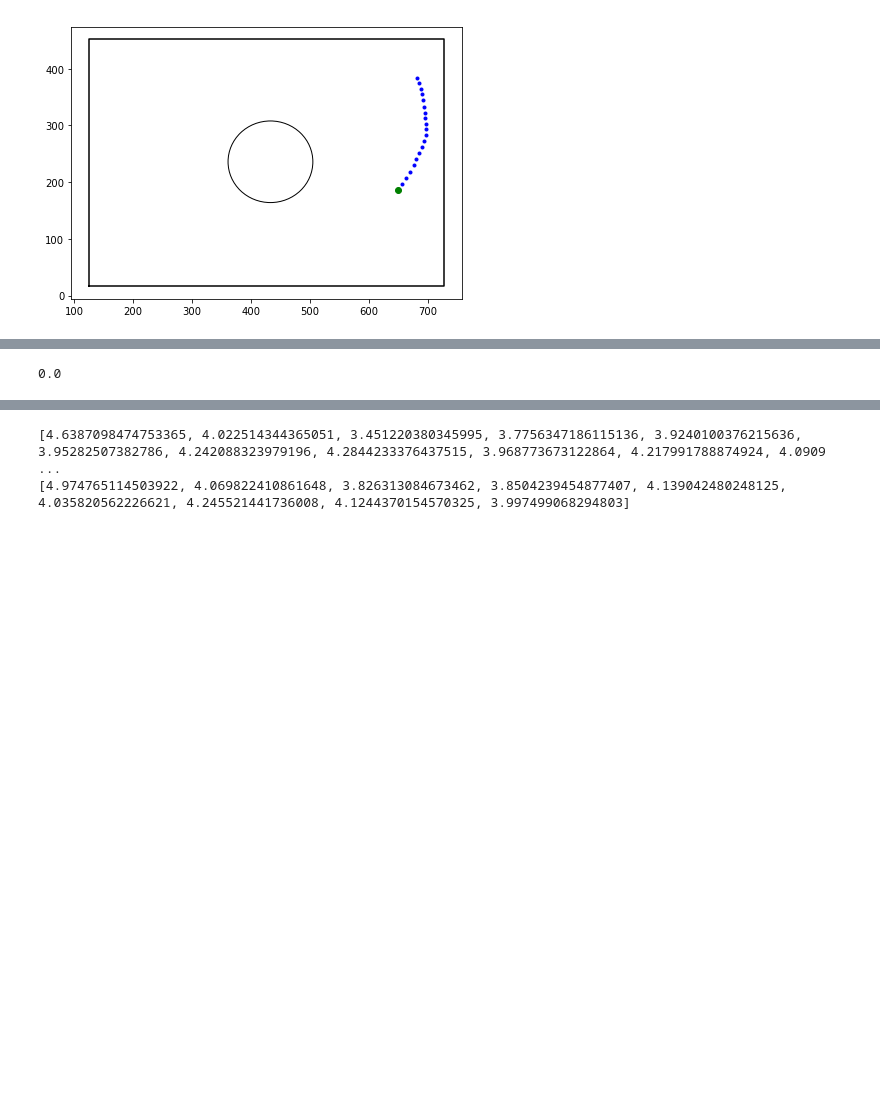
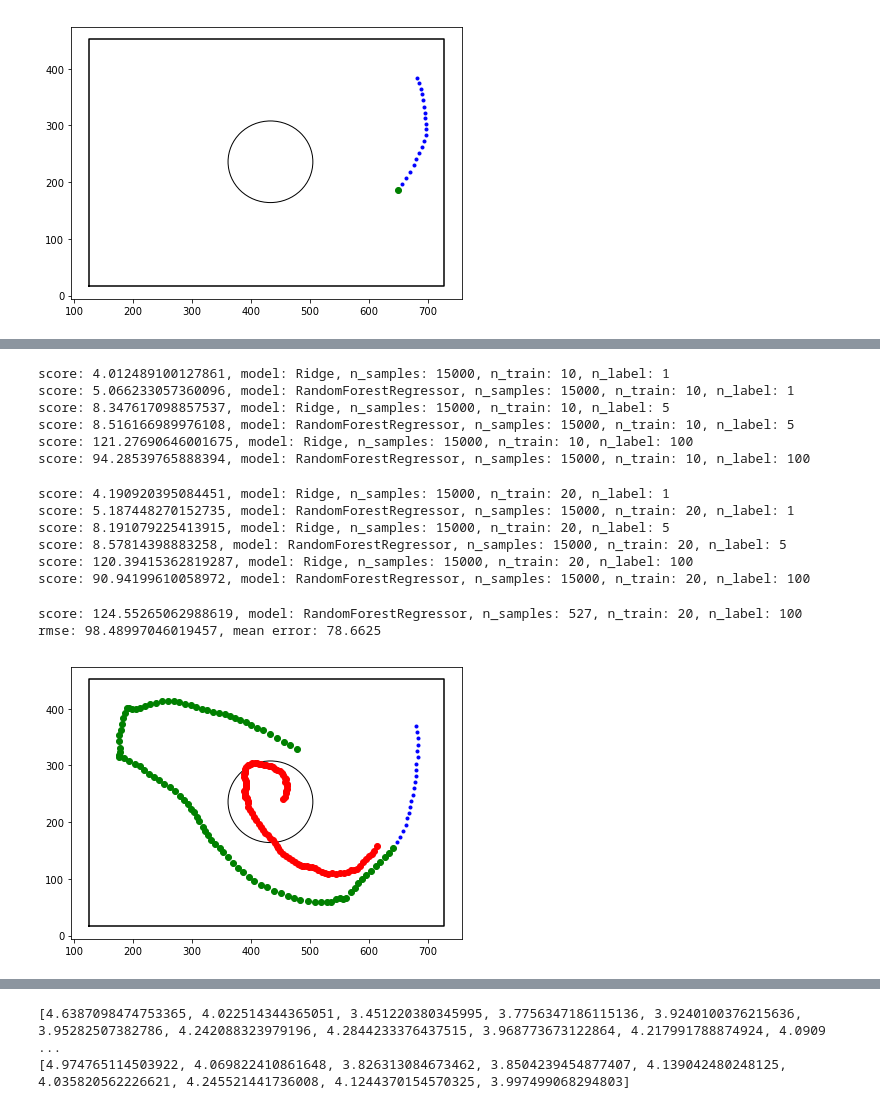
Before and after one commit to klil-machine-learning/bug-prediction, a Jupyter notebook: organize_features.ipynb, the cells around one changed output, grey strips where cells are left out. Drawn from its saved outputs; the diff is of its cells as text; code cells hidden in the pictures; blank space fills up the shorter version.

```diff
--- a/organize_features.ipynb
+++ b/organize_features.ipynb
@@ -82,5 +43,33 @@ print(d["rmse_results"])
-# %%
-a = np.zeros((3,3,3))
-a[1,2,1]
-# %% [output]
-0.0
+# %%
+run1 = {"data_sampler": "random", "n_samples": 15000, "n_trains":[10], "n_labels": [1,5,100],
+        "models":[Ridge(), RandomForestRegressor()], "train_features": ["A_x","A_y","B_x","B_y","C_x","C_y","dist_A_left","dist_A_top","dist_A_right","dist_A_bottom","dist_A_center","dist_B_left","dist_B_top","dist_B_right","dist_B_bottom","dist_B_center"], "label_features": ['C_x', 'C_y'] }
+
+d = bug.multi_run(run1)
+# print(d["rmse_results"])
+# %% [output]
+score: 4.012489100127861, model: Ridge, n_samples: 15000, n_train: 10, n_label: 1
+score: 5.066233057360096, model: RandomForestRegressor, n_samples: 15000, n_train: 10, n_label: 1
+score: 8.347617098857537, model: Ridge, n_samples: 15000, n_train: 10, n_label: 5
+score: 8.516166989976108, model: RandomForestRegressor, n_samples: 15000, n_train: 10, n_label: 5
+score: 121.27690646001675, model: Ridge, n_samples: 15000, n_train: 10, n_label: 100
+score: 94.28539765888394, model: RandomForestRegressor, n_samples: 15000, n_train: 10, n_label: 100
+# %%
+run1 = {"data_sampler": "random", "n_samples": 15000, "n_trains":[20], "n_labels": [1,5,100],
+        "models":[Ridge(), RandomForestRegressor()], "train_features": ["A_x","A_y","B_x","B_y","C_x","C_y","dist_A_left","dist_A_top","dist_A_right","dist_A_bottom","dist_A_center","dist_B_left","dist_B_top","dist_B_right","dist_B_bottom","dist_B_center"], "label_features": ['C_x', 'C_y'] }
+d = bug.multi_run(run1)
+# %% [output]
+score: 4.190920395084451, model: Ridge, n_samples: 15000, n_train: 20, n_label: 1
+score: 5.187448270152735, model: RandomForestRegressor, n_samples: 15000, n_train: 20, n_label: 1
+score: 8.191079225413915, model: Ridge, n_samples: 15000, n_train: 20, n_label: 5
+score: 8.57814398883258, model: RandomForestRegressor, n_samples: 15000, n_train: 20, n_label: 5
+score: 120.39415362819287, model: Ridge, n_samples: 15000, n_train: 20, n_label: 100
+score: 90.94199610058972, model: RandomForestRegressor, n_samples: 15000, n_train: 20, n_label: 100
+# %%
+run1 = {"data_sampler": "ordered", "n_samples": 5000, "n_trains":20, "n_labels": 100,
+        "models":RandomForestRegressor(), "train_features": ["A_x","A_y","B_x","B_y","C_x","C_y","dist_A_left","dist_A_top","dist_A_right","dist_A_bottom","dist_A_center","dist_B_left","dist_B_top","dist_B_right","dist_B_bottom","dist_B_center"], "label_features": ['C_x', 'C_y'] }
+model, d = bug.single_run(run1)
+check_model(run1, model)
+# %% [output]
+score: 124.55265062988619, model: RandomForestRegressor, n_samples: 527, n_train: 20, n_label: 100
+rmse: 98.48997046019457, mean error: 78.6625
+[figure, added]
```
Also changed, not shown: parts of 9 cells of this notebook, 2 other files.
